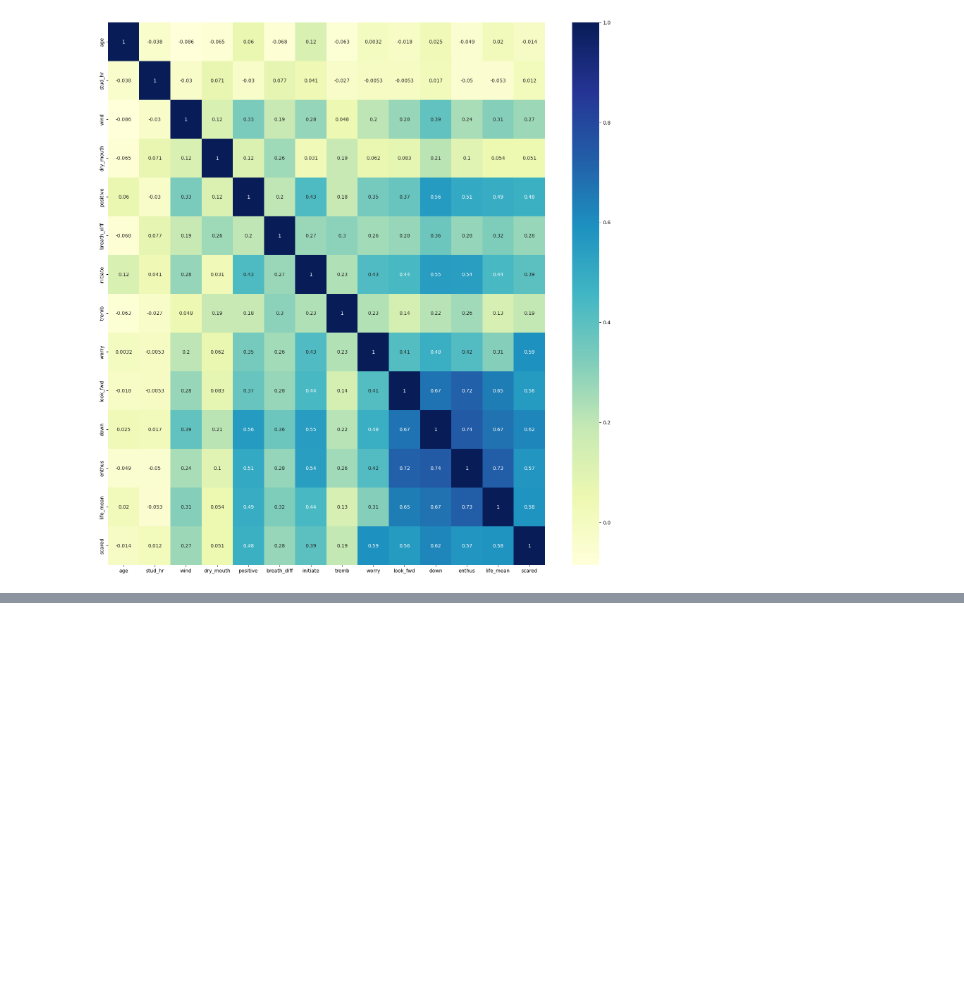
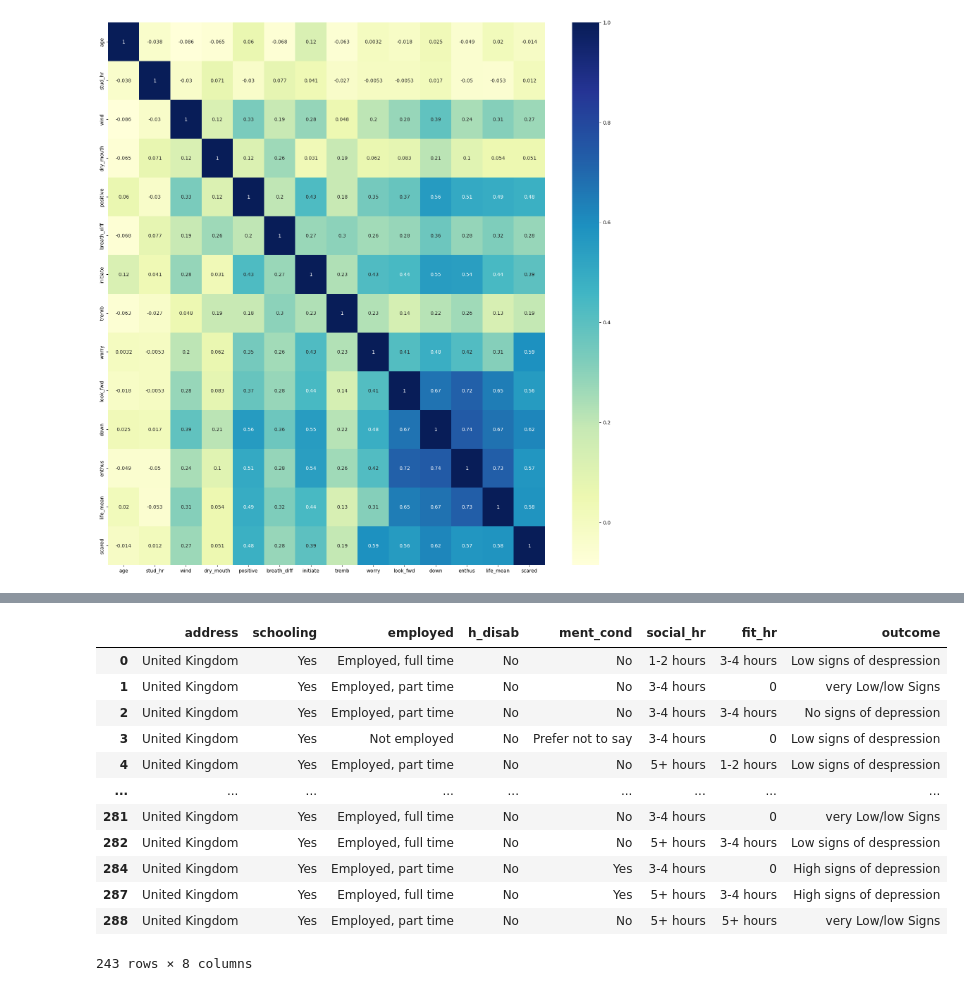
Before and after one commit to kazeemolaitanmusbau/Depression-Predictions-With-Machine-Learning-Algorithm-, a Jupyter notebook: Untitled.ipynb, the cells around one changed output, grey strips where cells are left out. Drawn from its saved outputs; the diff is of its cells as text; code cells hidden in the pictures; blank space fills up the shorter version.

```diff
--- a/Untitled.ipynb
+++ b/Untitled.ipynb
@@ -222,0 +233,18 @@ sns.heatmap(df1.corr(), annot=True, annot_kws={"size":10}, ax=ax, cmap="YlGnBu")
+# %%
+df1.outcome=df1.outcome.replace("high signs of depression ", "High signs of depression")
+# %%
+df1.select_dtypes("object")
+# %% [output]
+|  | address | schooling | employed | h_disab | ment_cond | social_hr | fit_hr | outcome |
+| 0 | United Kingdom | Yes | Employed, full time | No | No | 1-2 hours | 3-4 hours | Low signs of despression |
+| 1 | United Kingdom | Yes | Employed, part time | No | No | 3-4 hours | 0 | very Low/low Signs |
+| 2 | United Kingdom | Yes | Employed, part time | No | No | 3-4 hours | 3-4 hours | No signs of depression |
+| 3 | United Kingdom | Yes | Not employed | No | Prefer not to say | 3-4 hours | 0 | Low signs of despression |
+| 4 | United Kingdom | Yes | Employed, part time | No | No | 5+ hours | 1-2 hours | Low signs of despression |
+| ... | ... | ... | ... | ... | ... | ... | ... | ... |
+| 281 | United Kingdom | Yes | Employed, full time | No | No | 3-4 hours | 0 | very Low/low Signs |
+| 282 | United Kingdom | Yes | Employed, full time | No | No | 5+ hours | 3-4 hours | Low signs of despression |
+| 284 | United Kingdom | Yes | Employed, part time | No | Yes | 3-4 hours | 0 | High signs of depression |
+| 287 | United Kingdom | Yes | Employed, full time | No | Yes | 5+ hours | 3-4 hours | High signs of depression |
+| 288 | United Kingdom | Yes | Employed, part time | No | No | 5+ hours | 5+ hours | very Low/low Signs |
+243 rows × 8 columns
```
Also changed, not shown: parts of 1 cell of this notebook.
